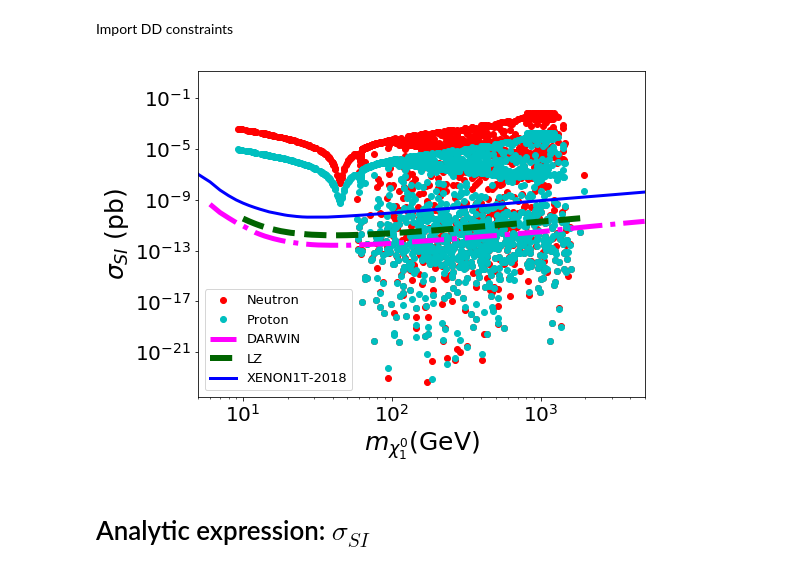
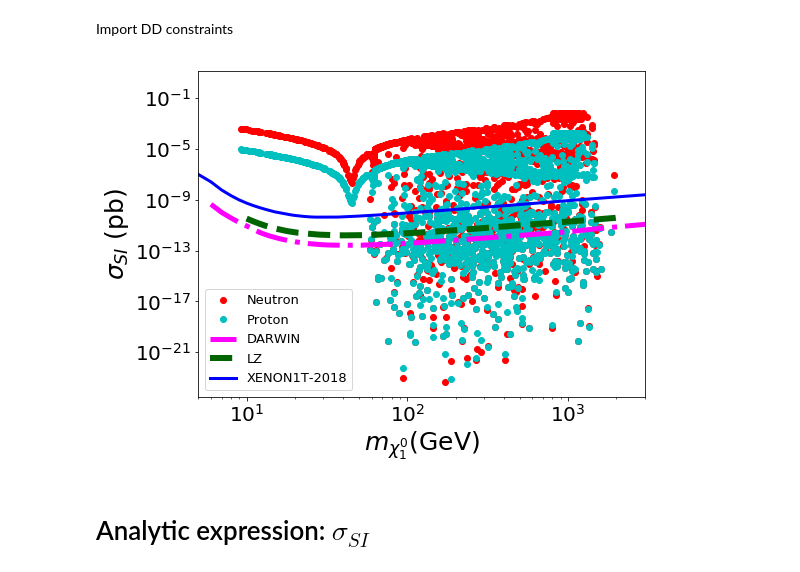
Before and after one commit to anferivera/SDdiracDM, a Jupyter notebook: run-model-general-scan_v2.ipynb, the cells around one changed output. Drawn from its saved outputs; the diff is of its cells as text; code cells hidden in the pictures.

```diff
--- a/run-model-general-scan_v2.ipynb
+++ b/run-model-general-scan_v2.ipynb
@@ -298,28 +298,28 @@ DARSI=interpolate.interp1d(dd1.MDM,dd1.DAR)
 # %%
 plt.figure(figsize=(8,6))
 
 plt.loglog(xDM.mChi1, xDM.NSI, 'ro',label='Neutron')
 plt.plot(xDM.mChi1, xDM.PSI, 'co',label='Proton')
 plt.legend()
 
 # DARWIN SI
 n=np.arange(6,5000)
 plt.loglog(n,DARSI(n)*1e+36,color='magenta',linestyle='-.',lw=5,label='DARWIN')
 
 #plt LZ
 n=np.arange(10,2000)
 plt.semilogy(n,LZSI(n)*1e+36,color='darkgreen',linestyle='--',lw=6,label='LZ')
 
 n=np.arange(1,9000)
 plt.loglog(n,XENON1T(n)*1e+36,'b-',lw=3,label='XENON1T-2018')
 plt.xlabel(r'$m_{\chi^0_1}$(GeV)',size=25)
 plt.ylabel(r'$\sigma_{SI} $ (pb)',size=25)
 plt.legend(prop={'size':13},loc='lower left')
-plt.xlim(5,5e3)
+plt.xlim(5,3e3)
 
 plt.show()
 # %% [output]
-[figure, old version]
+[figure, new version]
 # %% [markdown]
 # Analytic expression: $\sigma_{SI}$
 # %% [markdown]
```
Also changed, not shown: parts of 30 cells of this notebook, 5 other files.
